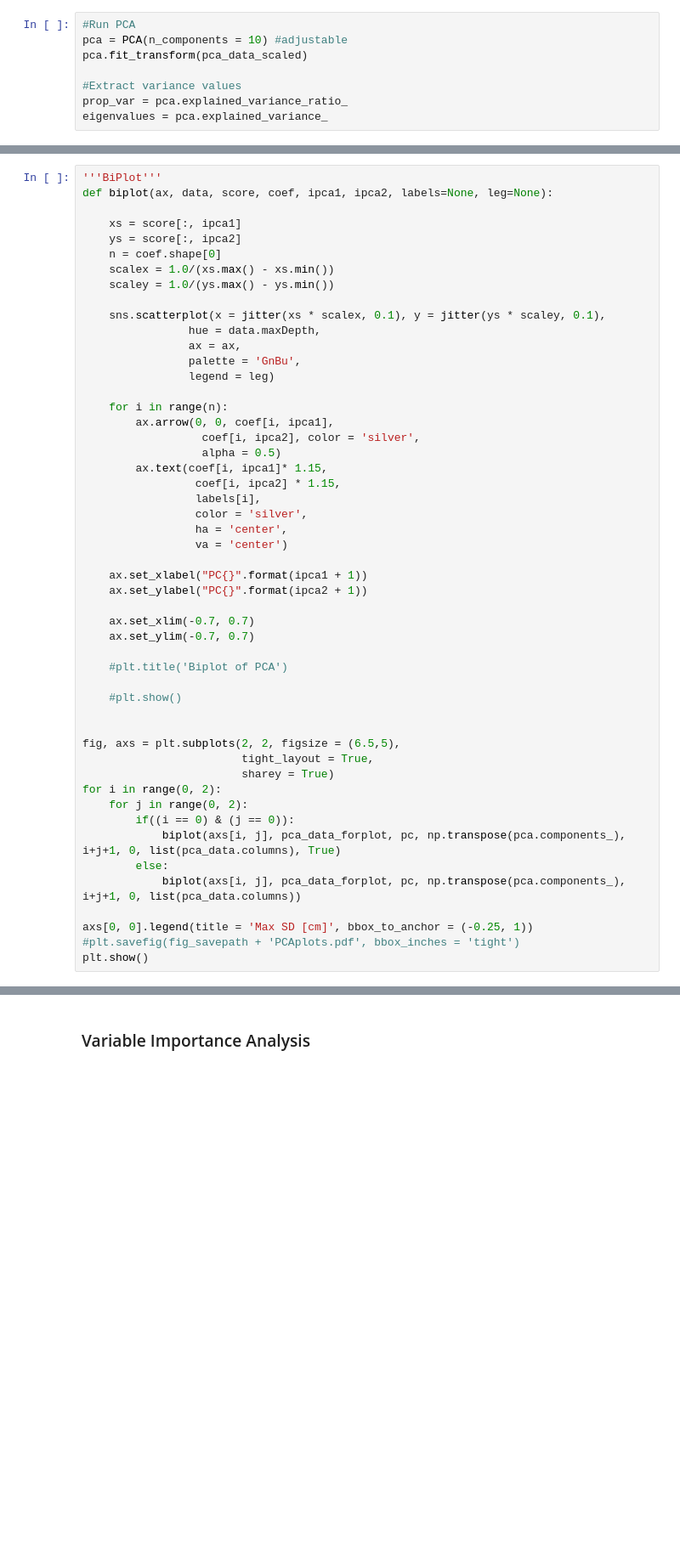
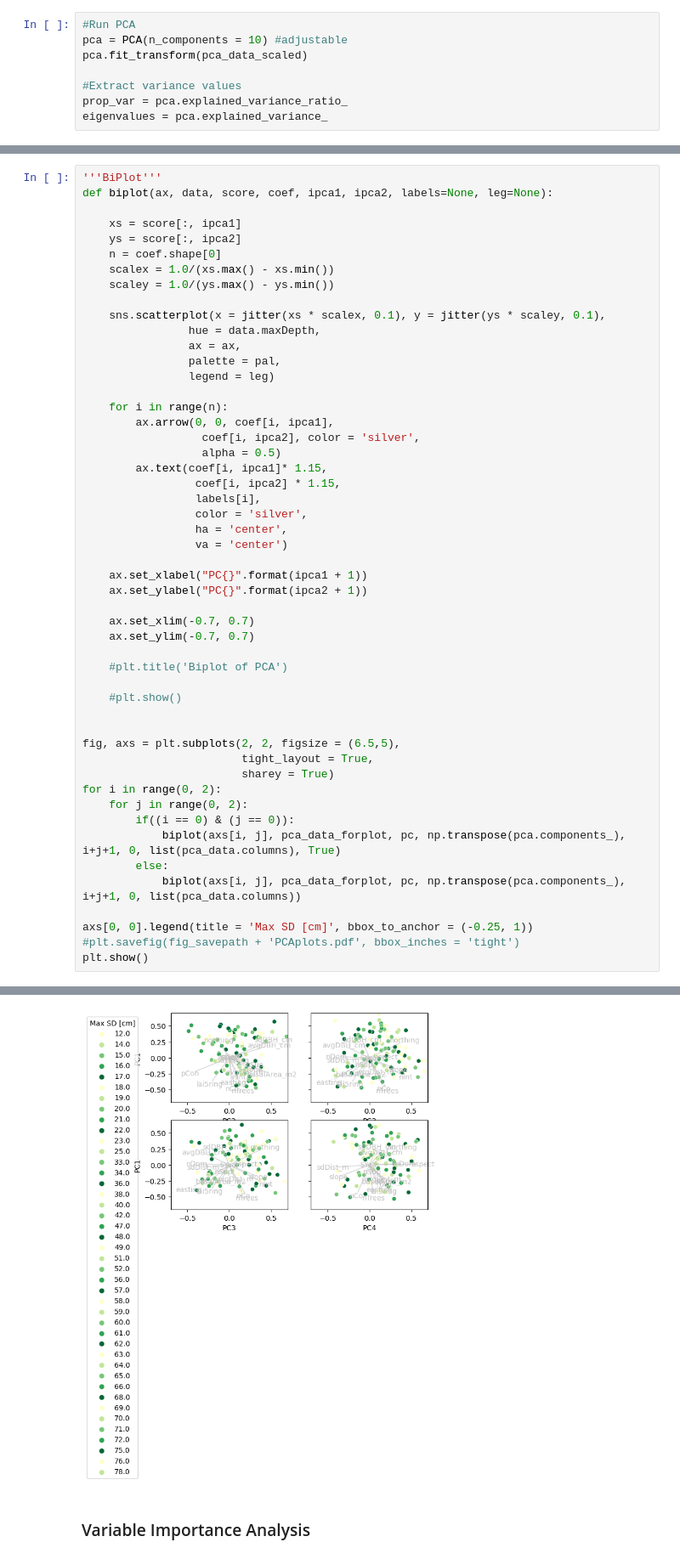
Before and after one commit to mwdjones/forest-canopy-model, a Jupyter notebook: 02_canopycontrols.ipynb, the cells around one changed output, grey strips where cells are left out. Shown at 85% size. Drawn from its saved outputs; the diff is of its cells as text; blank space fills up the shorter version.

```diff
--- a/02_canopycontrols.ipynb
+++ b/02_canopycontrols.ipynb
@@ -486,7 +481,7 @@ def biplot(ax, data, score, coef, ipca1, ipca2, labels=None, leg=None):
     sns.scatterplot(x = jitter(xs * scalex, 0.1), y = jitter(ys * scaley, 0.1),
                 hue = data.maxDepth,
                 ax = ax,
-                palette = 'GnBu',
+                palette = pal,
                 legend = leg)
 
     for i in range(n):
@@ -524,3 +519,4 @@ for i in range(0, 2):
 axs[0, 0].legend(title = 'Max SD [cm]', bbox_to_anchor = (-0.25, 1))
 #plt.savefig(fig_savepath + 'PCAplots.pdf', bbox_inches = 'tight')
 plt.show()
+# %% [output]
@@ -527,3 +531,4 @@ plt.show()
+[figure, added]
 # %% [markdown]
 ### Variable Importance Analysis
 # %%
```
Also changed, not shown: parts of 44 cells of this notebook, 19 other files.
